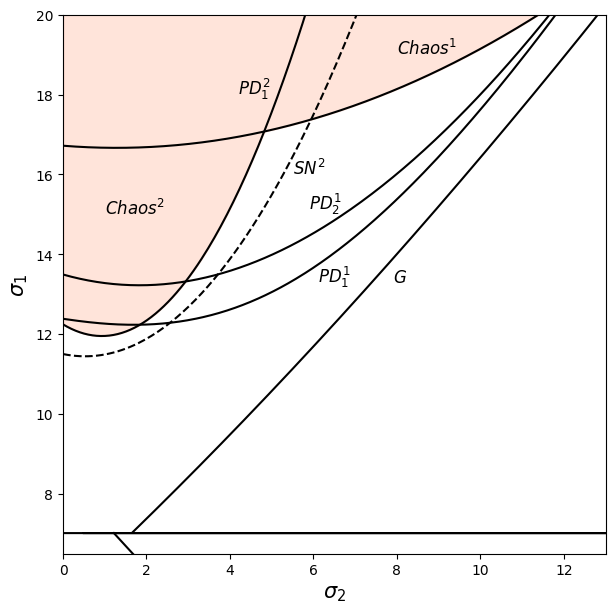
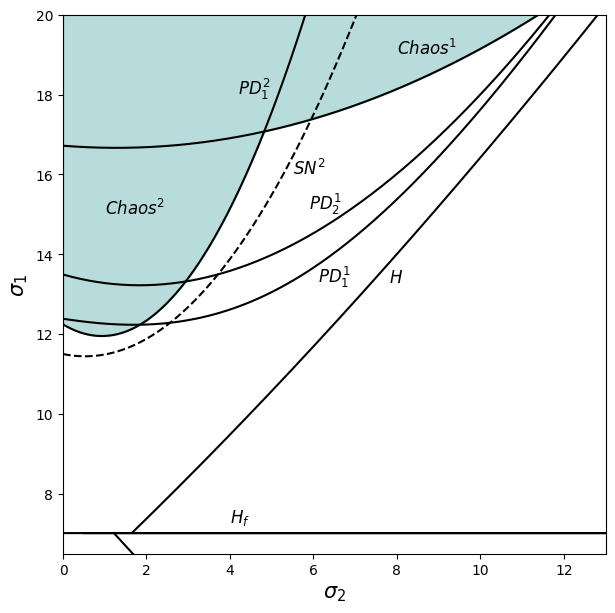
Code edit (unified diff) that turned the first committed figure into the second:
--- before
+++ after
@@ -40,13 +40,14 @@
 plt.text(6.1, 13.3, '$PD^1_1$', fontsize=12, fontstyle='italic')
 plt.text(1, 15, '$Chaos^2$', fontsize=12, fontstyle='italic')
-plt.text(7.8, 13.3, '$G$', fontsize=12, fontstyle='italic')
+plt.text(7.8, 13.3, '$H$', fontsize=12, fontstyle='italic')
 plt.text(8, 19, '$Chaos^1$', fontsize=12, fontstyle='italic')
 plt.text(4.2, 18, '$PD^2_1$', fontsize=12, fontstyle='italic')
+plt.text(4, 7.3, '$H_f$', fontsize=12, fontstyle='italic')
 
 clb = np.minimum(p2(CascadedBranch2), p4(CascadedBranch4))
 
 # Fills the area between the p4 curve and the horizontal line y=12
-plt.fill_between(CascadedBranch4, clb, 20, color='lightsalmon', alpha=0.15)
-plt.fill_between(CascadedBranch2, clb, 20, color='lightsalmon', alpha=0.15)
+plt.fill_between(CascadedBranch4, clb, 20, color='teal', alpha=0.15)
+plt.fill_between(CascadedBranch2, clb, 20, color='teal', alpha=0.15)
 
 plt.xlabel("$\sigma_2$", fontsize=15)

Commit: Add files via upload